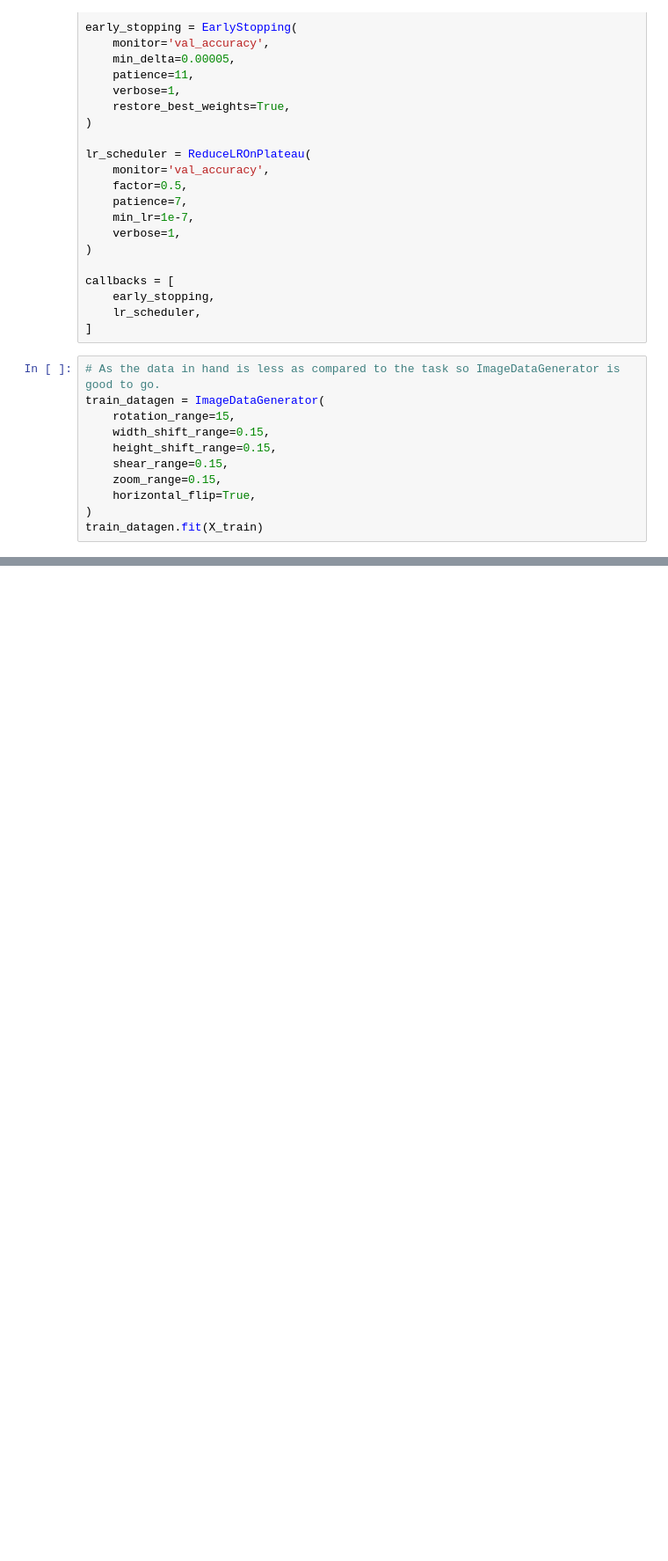
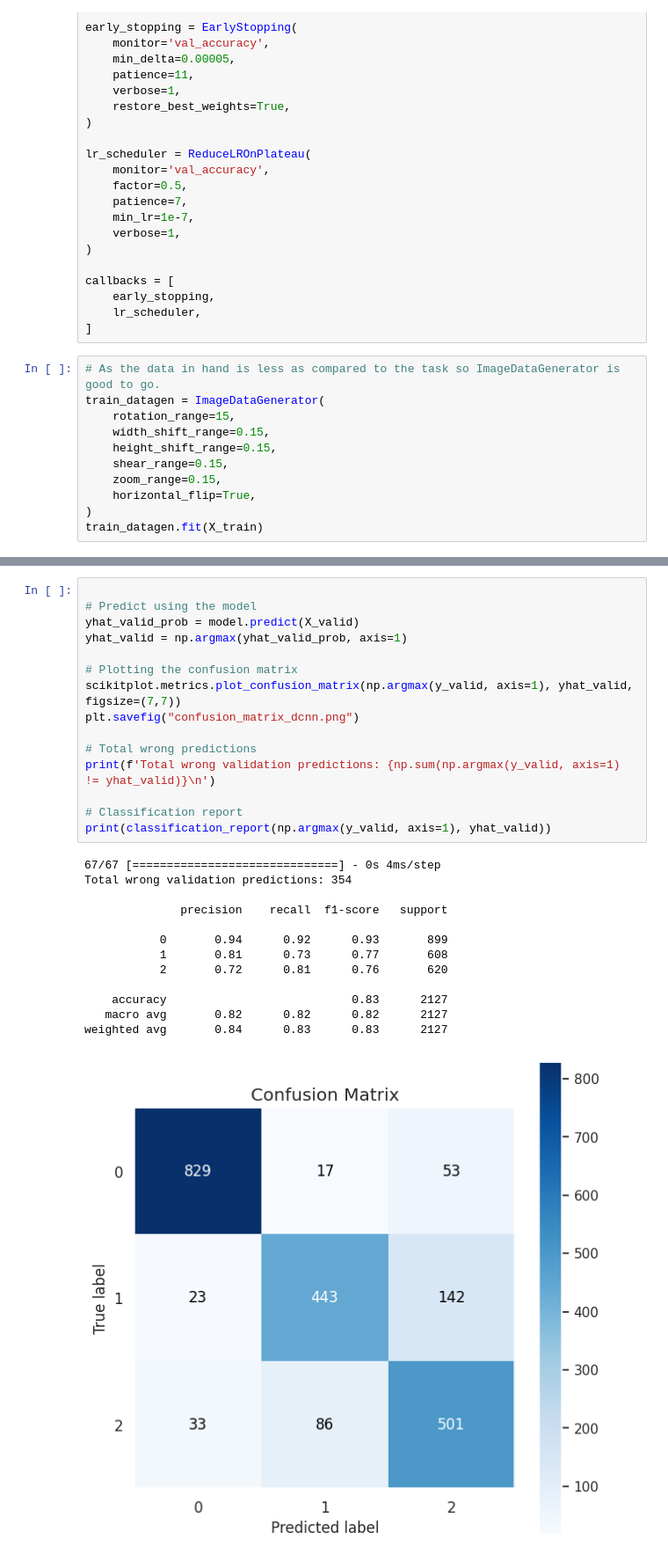
Before and after one commit to talha-bozan/emotion-recognition-ml, a Jupyter notebook: Untitled8.ipynb, the cells around one changed output, grey strips where cells are left out. Shown at 88% size. Cells and saved outputs as stored; diff of their text form; blank space fills up the shorter version.

```diff
--- a/Untitled8.ipynb
+++ b/Untitled8.ipynb
@@ -396,0 +448,29 @@ KeyboardInterrupt: ignored
+# %%
+
+# Predict using the model
+yhat_valid_prob = model.predict(X_valid)
+yhat_valid = np.argmax(yhat_valid_prob, axis=1)
+
+# Plotting the confusion matrix
+scikitplot.metrics.plot_confusion_matrix(np.argmax(y_valid, axis=1), yhat_valid, figsize=(7,7))
+plt.savefig("confusion_matrix_dcnn.png")
+
+# Total wrong predictions
+print(f'Total wrong validation predictions: {np.sum(np.argmax(y_valid, axis=1) != yhat_valid)}\n')
+
+# Classification report
+print(classification_report(np.argmax(y_valid, axis=1), yhat_valid))
+# %% [output]
+67/67 [==============================] - 0s 4ms/step
+Total wrong validation predictions: 354
+
+              precision    recall  f1-score   support
+
+           0       0.94      0.92      0.93       899
+           1       0.81      0.73      0.77       608
+           2       0.72      0.81      0.76       620
+
+    accuracy                           0.83      2127
+   macro avg       0.82      0.82      0.82      2127
+weighted avg       0.84      0.83      0.83      2127
+[figure, added]
```
Also changed, not shown: parts of 9 cells of this notebook.
